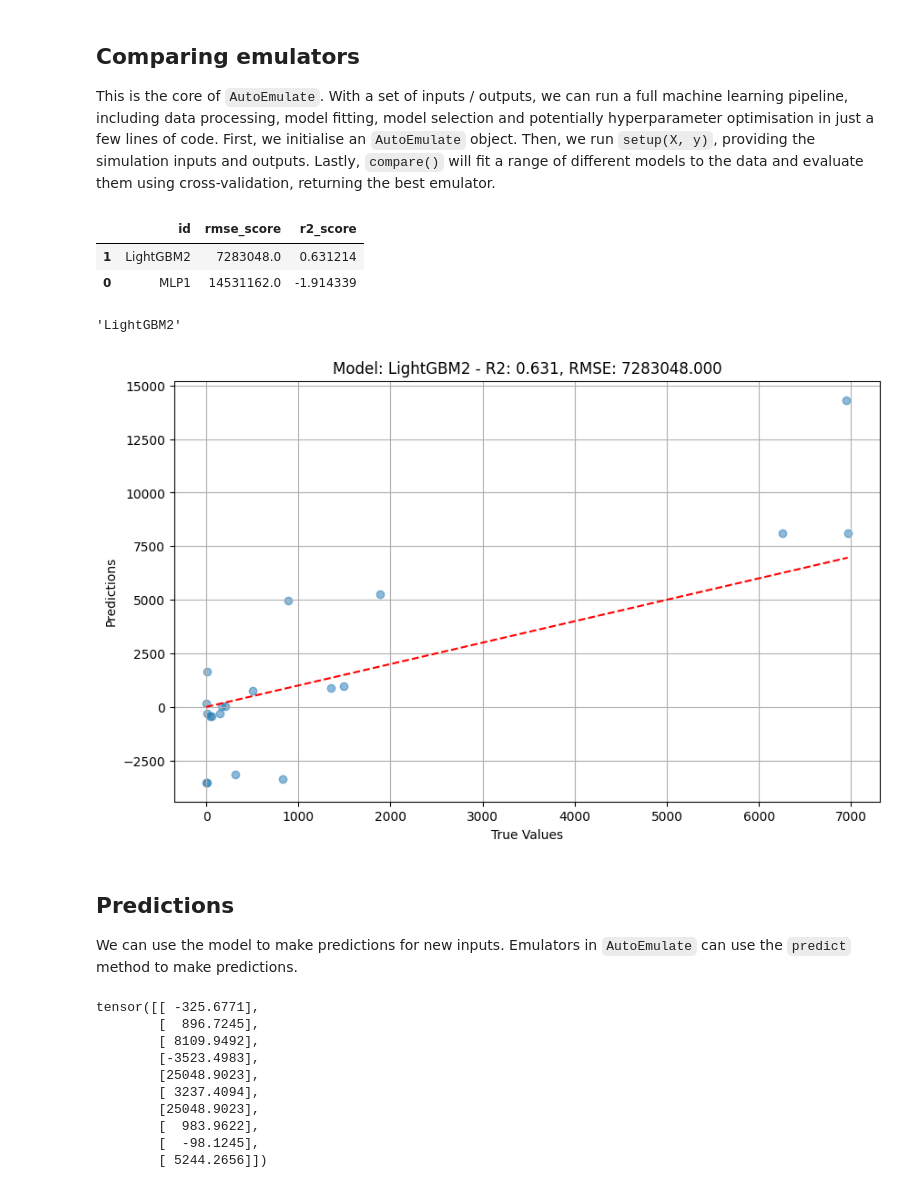
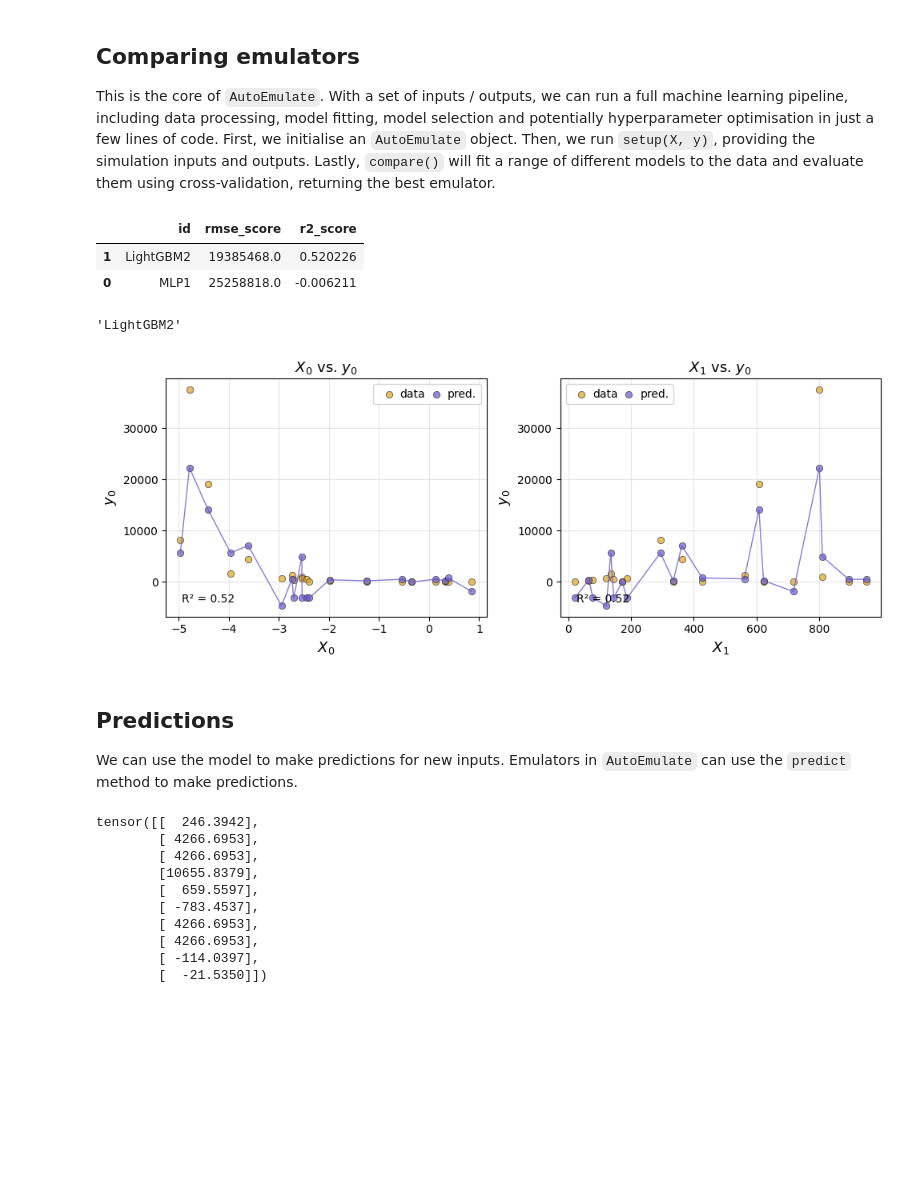
Before and after one commit to alan-turing-institute/autoemulate, a Jupyter notebook: docs/getting-started/experimental/quickstart.ipynb, the cells around one changed output. Drawn from its saved outputs; the diff is of its cells as text; code cells hidden in the pictures; blank space fills up the shorter version.

Commit message:
quickstart nb with updated plot

```diff
--- a/docs/getting-started/experimental/quickstart.ipynb
+++ b/docs/getting-started/experimental/quickstart.ipynb
@@ -34,25 +34,26 @@ X.shape, y.shape
 This is the core of `AutoEmulate`. With a set of inputs / outputs, we can run a full machine learning pipeline, including data processing, model fitting, model selection and potentially hyperparameter optimisation in just a few lines of code. First, we initialise an `AutoEmulate` object. Then, we run `setup(X, y)`, providing the simulation inputs and outputs. Lastly, `compare()` will fit a range of different models to the data and evaluate them using cross-validation, returning the best emulator.
 # %%
 # compare emulator models
-from autoemulate.experimental.emulators.nn.mlp import MLP
-from autoemulate.experimental.emulators.lightgbm import LightGBM
-ae = AutoEmulate(X, y, models=[MLP, LightGBM])
+# from autoemulate.experimental.emulators.nn.mlp import MLP
+# from autoemulate.experimental.emulators.lightgbm import LightGBM
+# ae = AutoEmulate(X, y, models=[MLP, LightGBM])
+ae = AutoEmulate(X, y)
 # %%
 # TODO: make ae inherit from Results
 ae.summarise()
 # %% [output]
 |  | id | rmse_score | r2_score |
-| 1 | LightGBM2 | 7283048.0 | 0.631214 |
-| 0 | MLP1 | 14531162.0 | -1.914339 |
+| 1 | LightGBM2 | 19385468.0 | 0.520226 |
+| 0 | MLP1 | 25258818.0 | -0.006211 |
 # %%
 best = ae.best_result()
 best.id
 # %% [output]
 'LightGBM2'
 # %%
-ae.plot(best.id)
+ae.plot(best.id, input_index=[0, 1])
 # %% [output]
-[figure, old version]
+[figure, new version]
 # %% [markdown]
 ## Predictions
 
@@ -60,13 +61,13 @@ We can use the model to make predictions for new inputs. Emulators in `AutoEmula
 # %%
 best.model.predict(X[:10])
 # %% [output]
-tensor([[ -325.6771],
-        [  896.7245],
-        [ 8109.9492],
-        [-3523.4983],
-        [25048.9023],
-        [ 3237.4094],
-        [25048.9023],
-        [  983.9622],
-        [  -98.1245],
-        [ 5244.2656]])
+tensor([[  246.3942],
+        [ 4266.6953],
+        [ 4266.6953],
+        [10655.8379],
+        [  659.5597],
+        [ -783.4537],
+        [ 4266.6953],
+        [ 4266.6953],
+        [ -114.0397],
+        [  -21.5350]])
```
